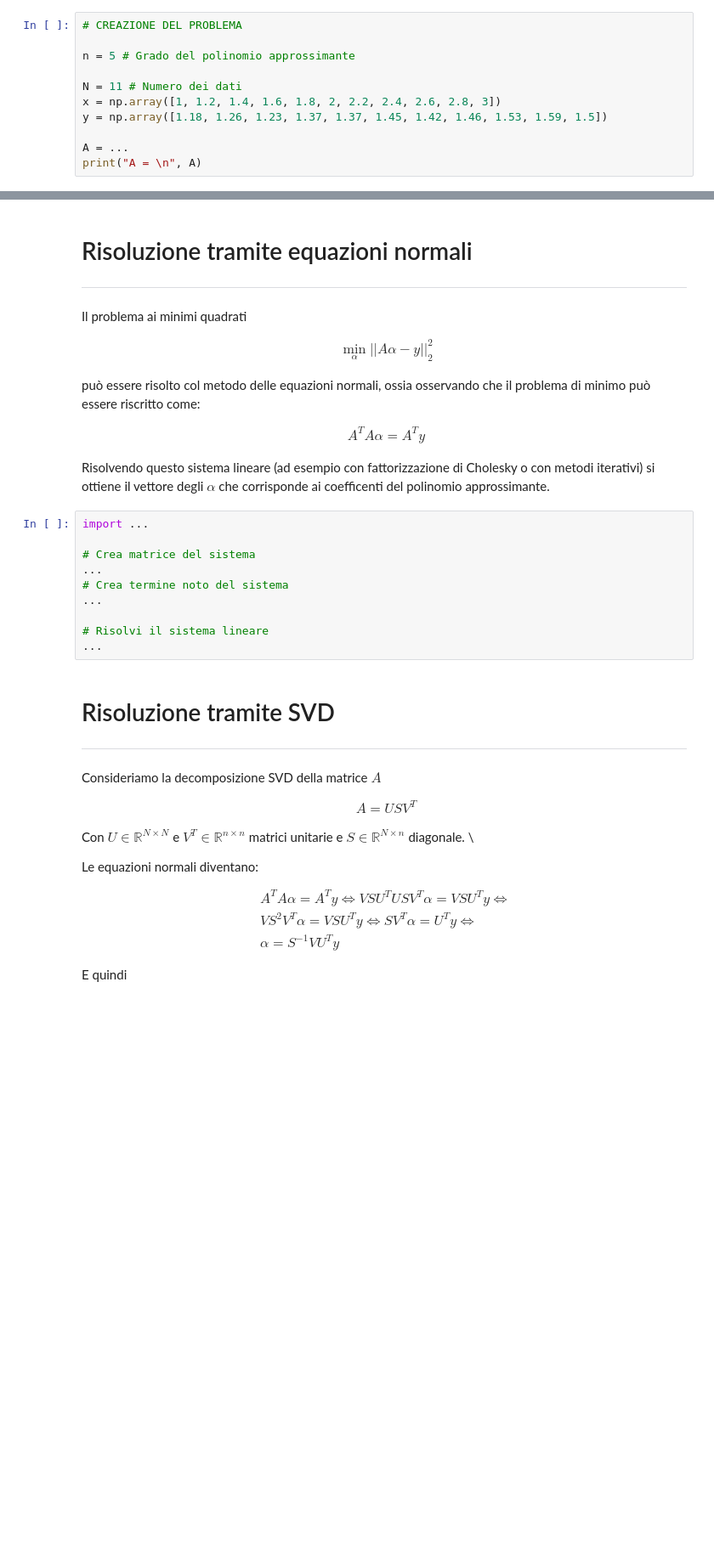
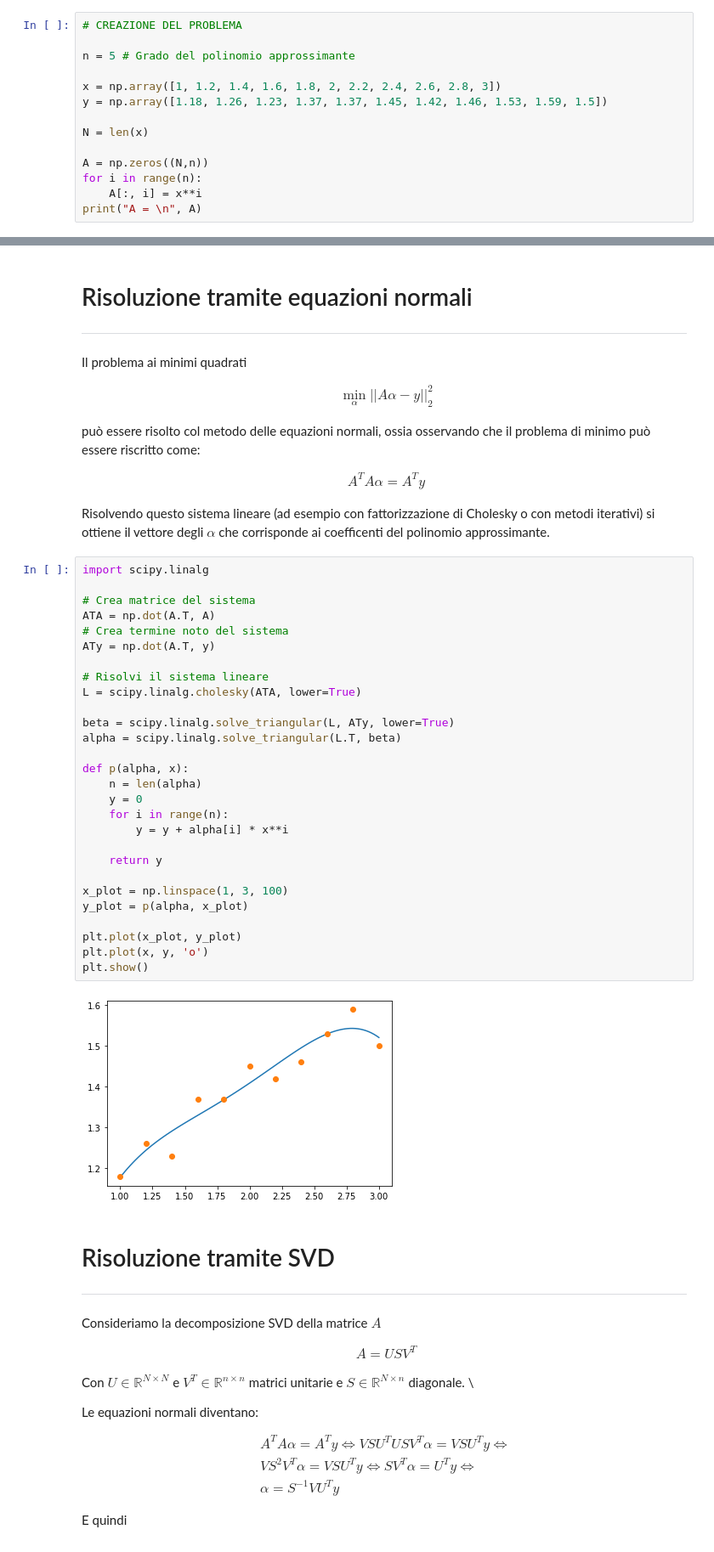
Before and after one commit to lucadonnoh/Calcolo_Numerico_20202021, a Jupyter notebook: lab3_Interpolazione_Approssimazione_SVD.ipynb, the cells around one changed output, grey strips where cells are left out. Shown: that part at 85% size. Saved outputs shown, nothing was run; the diff lists cells and outputs as text; blank space fills up the shorter version.

```diff
--- a/lab3_Interpolazione_Approssimazione_SVD.ipynb
+++ b/lab3_Interpolazione_Approssimazione_SVD.ipynb
@@ -154,9 +154,12 @@ import numpy as np
 
 n = 5 # Grado del polinomio approssimante
 
-N = 11 # Numero dei dati
 x = np.array([1, 1.2, 1.4, 1.6, 1.8, 2, 2.2, 2.4, 2.6, 2.8, 3])
 y = np.array([1.18, 1.26, 1.23, 1.37, 1.37, 1.45, 1.42, 1.46, 1.53, 1.59, 1.5])
 
-A = ...
+N = len(x)
+
+A = np.zeros((N,n))
+for i in range(n):
+    A[:, i] = x**i
 print("A = \n", A)
@@ -178,16 +194,36 @@ può essere risolto col metodo delle equazioni normali, ossia osservando che il
 \end{align*}
 
 Risolvendo questo sistema lineare (ad esempio con fattorizzazione di Cholesky o con metodi iterativi) si ottiene il vettore degli $\alpha$ che corrisponde ai coefficenti del polinomio approssimante.
-# %%
-import ...
-
-# Crea matrice del sistema
-...
-# Crea termine noto del sistema
-...
-
-# Risolvi il sistema lineare
-...
+# %%
+import scipy.linalg
+
+# Crea matrice del sistema
+ATA = np.dot(A.T, A)
+# Crea termine noto del sistema
+ATy = np.dot(A.T, y)
+
+# Risolvi il sistema lineare
+L = scipy.linalg.cholesky(ATA, lower=True)
+
+beta = scipy.linalg.solve_triangular(L, ATy, lower=True)
+alpha = scipy.linalg.solve_triangular(L.T, beta)
+
+def p(alpha, x):
+    n = len(alpha)
+    y = 0
+    for i in range(n):
+        y = y + alpha[i] * x**i
+
+    return y
+
+x_plot = np.linspace(1, 3, 100)
+y_plot = p(alpha, x_plot)
+
+plt.plot(x_plot, y_plot)
+plt.plot(x, y, 'o')
+plt.show()
+# %% [output]
+[figure, added]
 # %% [markdown]
 # Risoluzione tramite SVD
 
```
Also changed, not shown: parts of 3 cells of this notebook, 1 other file.
